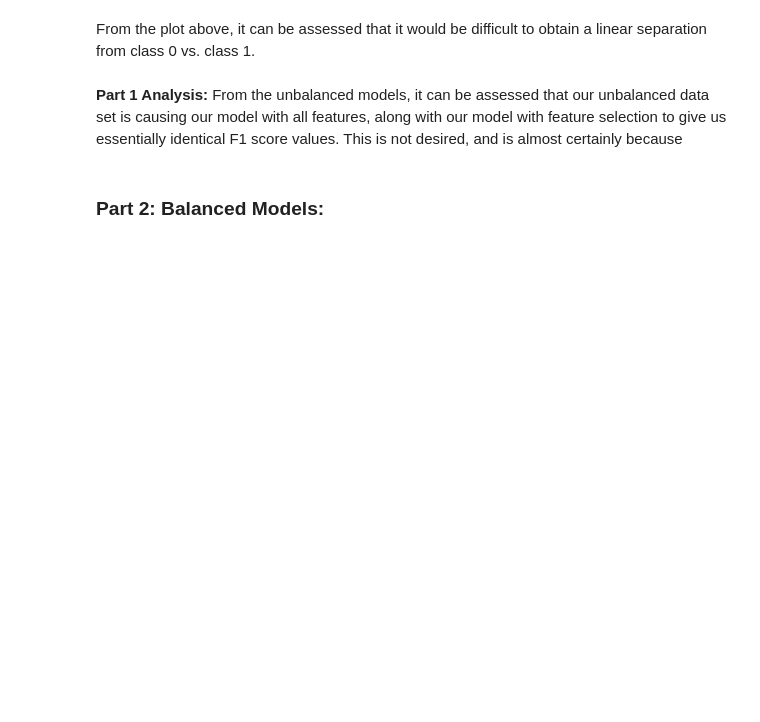
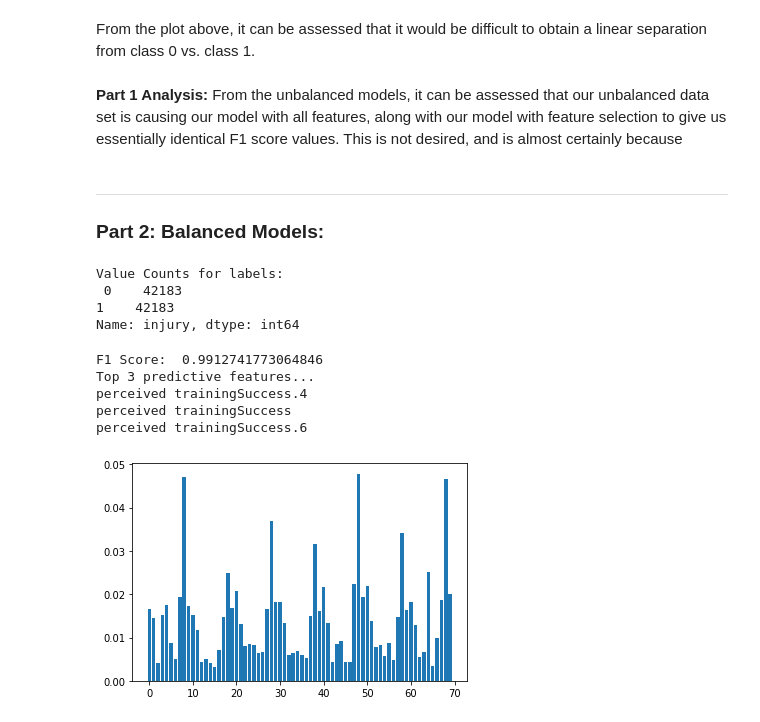
Before and after one commit to ryn8raun248/TrainingTrainers, a Jupyter notebook: final_project_notebook.ipynb, the cells around one changed output. Drawn from its saved outputs; the diff is of its cells as text; code cells hidden in the pictures; blank space fills up the shorter version.

```diff
--- a/final_project_notebook.ipynb
+++ b/final_project_notebook.ipynb
@@ -489,5 +511,6 @@ From the plot above, it can be assessed that it would be difficult to obtain a l
 # %% [markdown]
 **Part 1 Analysis:** From the unbalanced models, it can be assessed that our unbalanced data set is causing our model with all features, along with our model with feature selection to give us essentially identical F1 score values. This is not desired, and is almost certainly because
 # %% [markdown]
+---
 ### Part 2: **Balanced** Models:
 # %%
@@ -508,0 +541,67 @@ print('Resampled dataset shape %s' % Counter(y_res))
+# %%
+# SMOTE: https://www.kaggle.com/ktattan/recall-97-with-smote-random-forest-tsne
+
+categorical_features = ['nr. sessions', 'strength training']
+for feature in categorical_features:
+    for suffix in ["", ".1", ".2", ".3", ".4", ".5", ".6"]:
+        col = feature + suffix
+        X[col] = X[col].astype('float64').astype('int64')
+smote=SMOTE(random_state=42)
+
+X_sm , y_sm = smote.fit_resample(X,y)
+print('Value Counts for labels:\n', y_sm.value_counts())
+X_train, X_test, y_train, y_test = train_test_split(X_sm, y_sm, random_state=42)
+
+
+scaler = StandardScaler()
+scaled_X_train = scaler.fit_transform(X_train)
+scaled_X_test = scaler.transform(X_test)
+# %% [output]
+Value Counts for labels:
+ 0    42183
+1    42183
+Name: injury, dtype: int64
+# %%
+nums_bal = {}
+pred_feat_names_bal = []
+# define the model
+model_bal = RandomForestClassifier()
+# fit the model
+model_bal.fit(scaled_X_train, y_train)
+
+# get importance
+importance_bal = model_bal.feature_importances_
+
+y_pred_bal=model_bal.predict(scaled_X_test)
+
+from sklearn.metrics import f1_score
+
+f1_score = f1_score(y_test, y_pred_bal, average='macro')
+
+print("F1 Score: ", f1_score)
+
+# summarize feature importance
+for i,v in enumerate(importance_bal):
+#     print('Feature: %0d, Score: %.5f' % (i,v))
+    nums_bal[i] = v
+
+print('Top 3 predictive features...')
+
+for x in range(0,3):
+    max_key = max(nums_bal, key=nums_bal.get)
+    colname = day_data.columns[max_key]
+    pred_feat_names_bal.append(colname)
+    print(colname)
+    del nums_bal[max_key]
+
+
+# plot feature importance
+pyplot.bar([x for x in range(len(importance_bal))], importance_bal)
+pyplot.show()
+# %% [output]
+F1 Score:  0.9912741773064846
+Top 3 predictive features...
+perceived trainingSuccess.4
+perceived trainingSuccess
+perceived trainingSuccess.6
+[figure, added]
```
Also changed, not shown: parts of 14 cells of this notebook.
